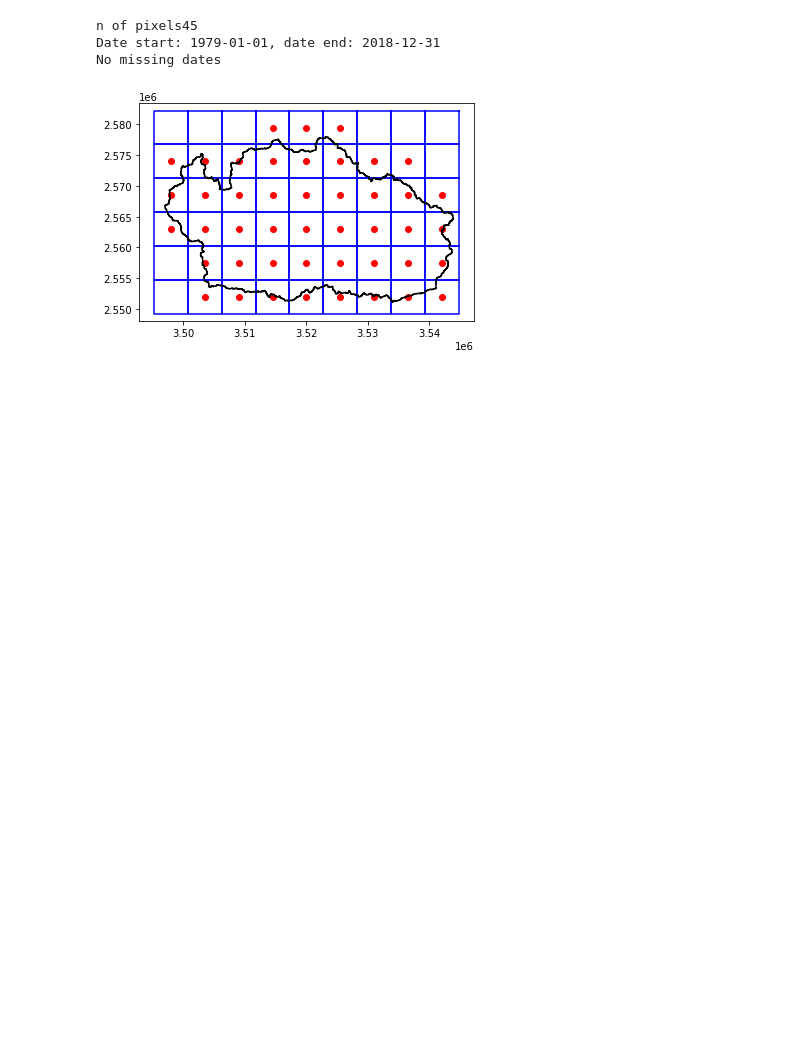
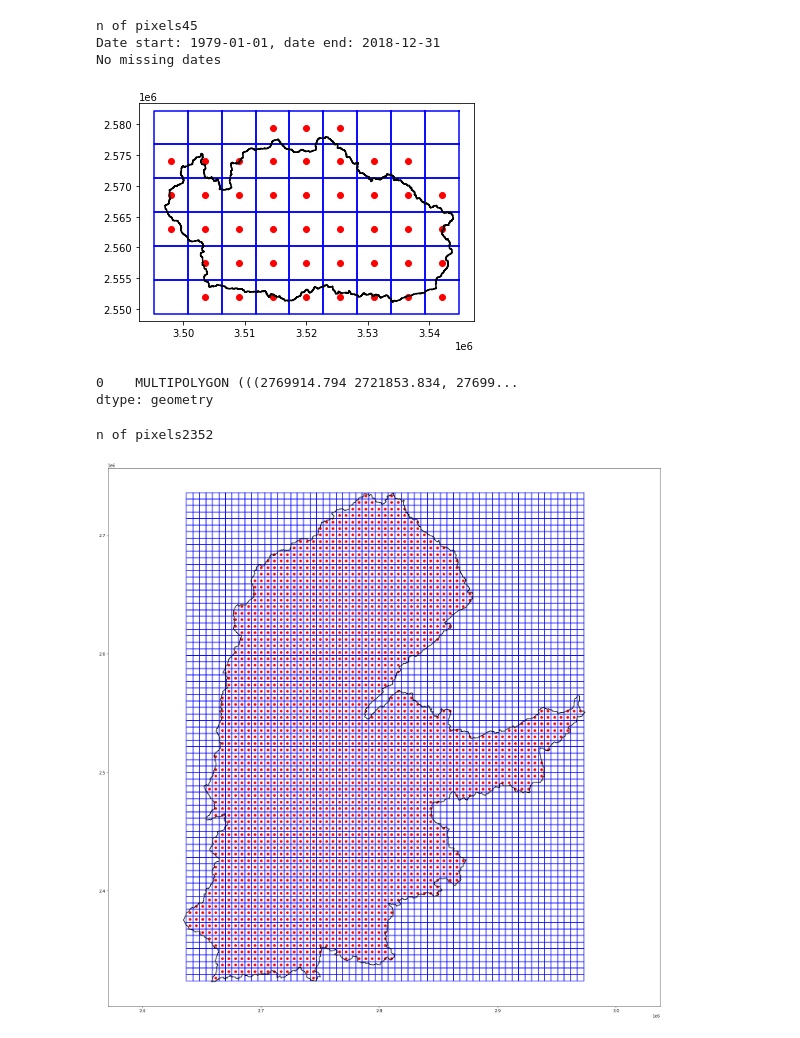
Before and after one commit to mmazzolini/Runoff_prediction, a Jupyter notebook: create_daily.ipynb, the cells around one changed output. Drawn from its saved outputs; the diff is of its cells as text; code cells hidden in the pictures; blank space fills up the shorter version.

```diff
--- a/create_daily.ipynb
+++ b/create_daily.ipynb
@@ -107,0 +176,5 @@ else: # else print the problem
+# %%
+    res=5500
+    nc_fileName=  r'C:\Users\mmazzolini\OneDrive - Scientific Network South Tyrol\era5\2m_temperature-19790101_20181231-eusalp-qm_era5.nc'
+    # Open the netcdf file
+    ds = xr.open_dataset(nc_fileName)
@@ -107,0 +194,53 @@ else: # else print the problem
+# %%
+shp=GeoSeries(wkb.loads(df.geom[0], hex=True))
+# %%
+shp=shp.set_crs("EPSG:4326")
+# %%
+    shp_reproj = shp.to_crs('+proj=lcc +lat_1=50 +lat_2=50 +lat_0=50 +lon_0=8 +x_0=2937018.5829291 +y_0=2937031.41074803 +a=6371229 +b=6371229')
+# %%
+shp_reproj
+# %% [output]
+0    MULTIPOLYGON (((2769914.794 2721853.834, 27699...
+dtype: geometry
+# %%
+    # Crop ds with the shapefile bounding box (bb)
+    bb = shp_reproj.bounds.iloc[0]
+    ds = ds.sel(x=slice(bb['minx']-res, bb['maxx']+res),
+                y=slice(bb['miny']-res, bb['maxy']+res))
+
+
+    #0000 Mask all the points in ds where the grid box do not intersect or is in the shapefile
+    for i in ds.x.values:
+        for j in ds.y.values:
+            gridbox = Point(i, j)#.buffer(res/2, cap_style=3)
+            if not (gridbox.intersects(shp_reproj.loc[0])):
+                for k in ds.data_vars.keys():
+                    if not (k =='Lambert_Conformal'):
+                        ds[k].loc[dict(x=i, y=j)] = np.nan
+    ds = ds.dropna(dim='x', how='all')
+    ds = ds.dropna(dim='y', how='all')
+    counter=0
+    # Plot the era5 gridbox and the shapefile if plot=True
+    if plot:
+        plt.figure(figsize=(25,25))
+        for x in ds.x.values:
+            for y in ds.y.values:
+                gridbox = Point(x, y).buffer(res / 2, cap_style=3)
+                gridbox_x, gridbox_y = gridbox.exterior.xy
+                plt.plot(gridbox_x, gridbox_y, color='blue')
+                for k in ds.data_vars.keys():
+                    if (k !='Lambert_Conformal'):
+                        if not(ds[k].loc[dict(x=x, y=y)].isnull().all()):
+                            plt.plot(x, y, marker='o', color='red')
+                            counter=counter+1
+
+        coords=[p.exterior.xy for p in shp_reproj.loc[0]]
+        shp_x=coords[0][0]
+        shp_y=coords[0][1]
+        #shp_x, shp_y = *shp_reproj.loc[0].exterior.xy
+        plt.plot(shp_x, shp_y, color='black')
+        plt.axis('equal')
+    print(f'n of pixels{counter}')
+# %% [output]
+n of pixels2352
+[figure, added]
```
Also changed, not shown: parts of 23 cells of this notebook, 18 other files.
